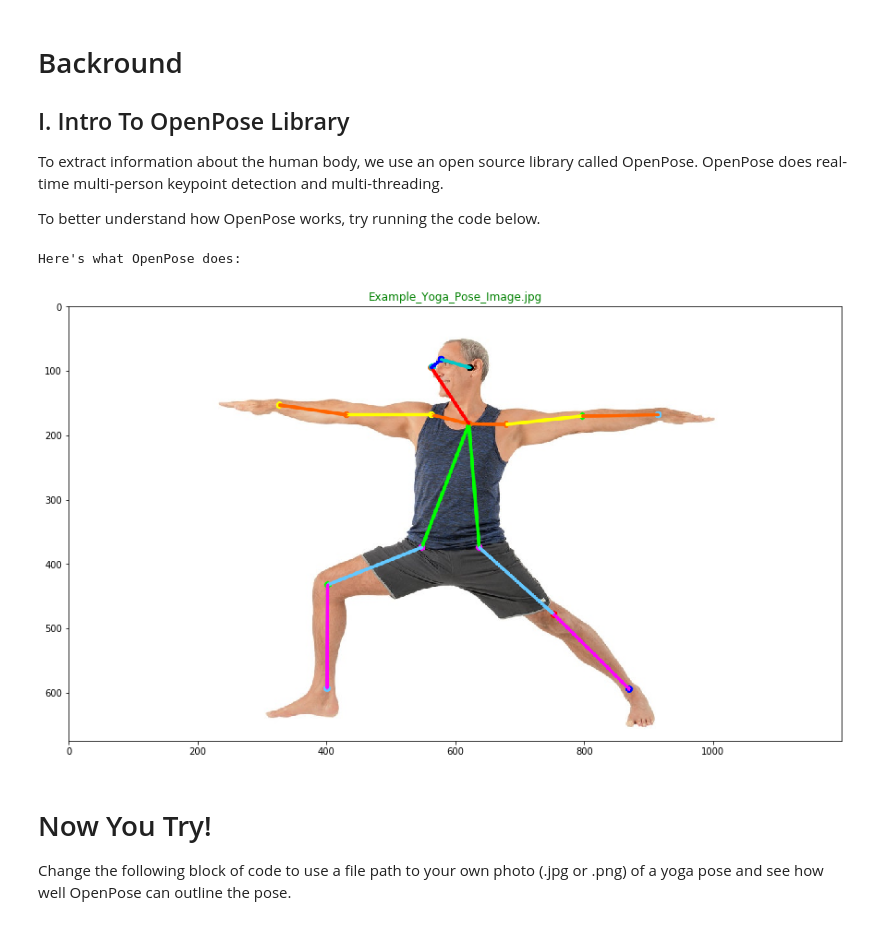
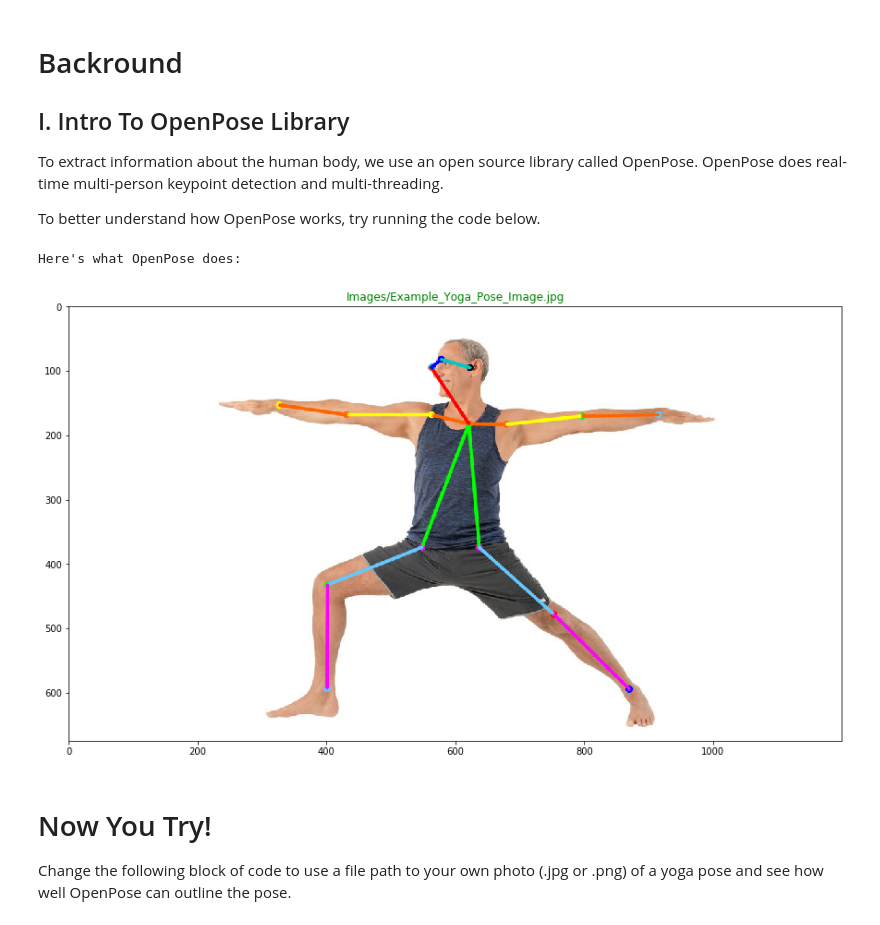
Before and after one commit to ZoeLi1997/yoga_pose_detection, a Jupyter notebook: Assignment2/Assignment2.ipynb, the cells around one changed output. Cells and saved outputs as stored; diff of their text form; code cells hidden in the pictures.

```diff
--- a/Assignment2/Assignment2.ipynb
+++ b/Assignment2/Assignment2.ipynb
@@ -39,15 +29,15 @@ To extract information about the human body, we use an open source library calle
 
 To better understand how OpenPose works, try running the code below.
 # %%
-path_to_photo = "Example_Yoga_Pose_Image.jpg"
+path_to_photo = "Images/Example_Yoga_Pose_Image.jpg"
 detected_keypoints, frameClone, image = a2.perform_keypoint_analysis(path_to_photo, True)
 plt.figure(figsize=[15,15])
 plt.imshow(frameClone[:,:,[2,1,0]])
 plt.setp(plt.title(path_to_photo), color="g")
 print("Here's what OpenPose does:")
 # %% [output]
 Here's what OpenPose does:
-[figure, old version]
+[figure, new version]
 # %% [markdown]
 # Now You Try!
 
```
Also changed, not shown: parts of 3 cells of this notebook.
